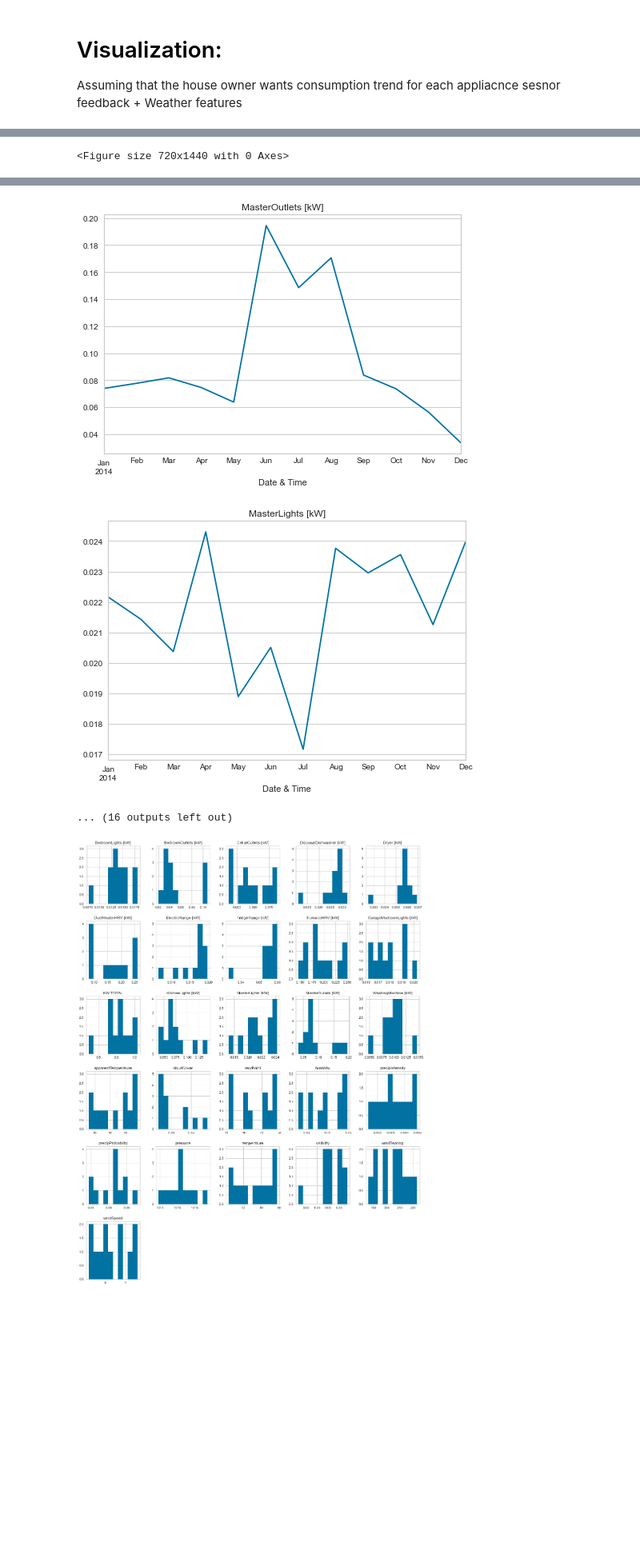
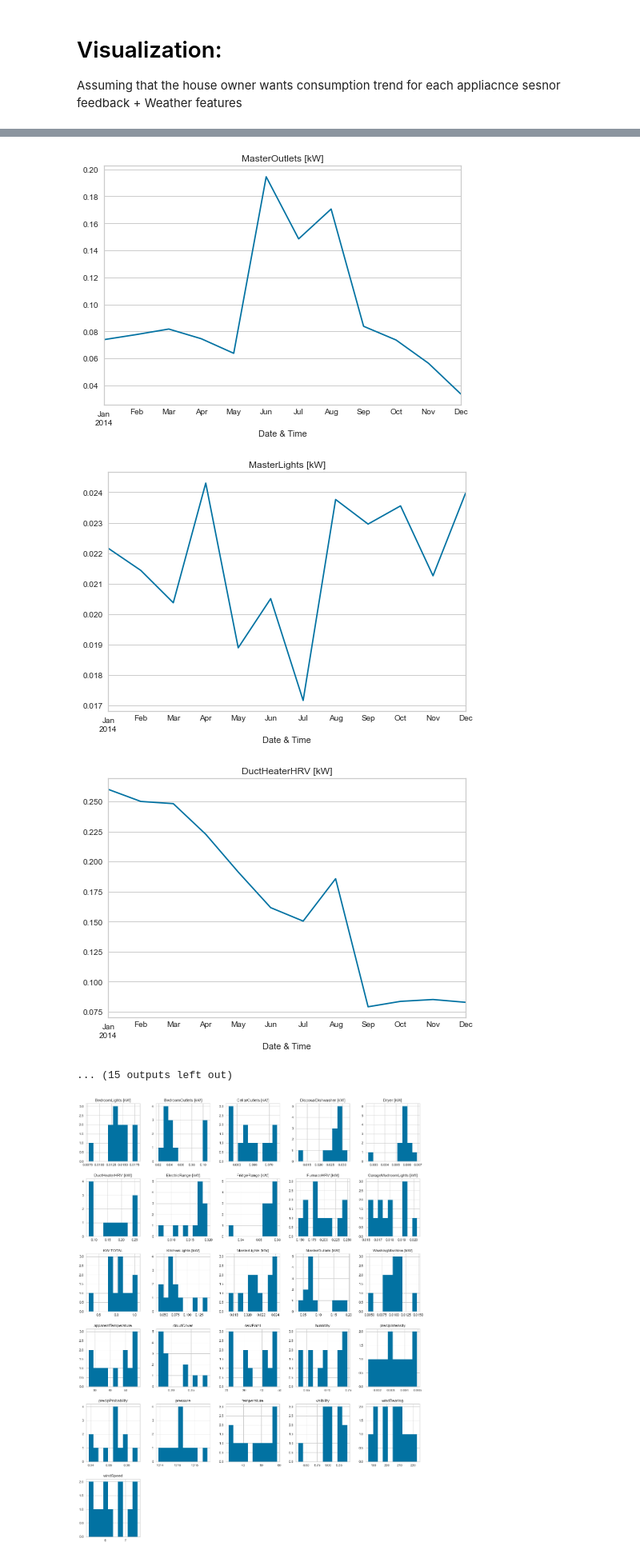
Before and after one commit to humaidmaa/Capstone, a Jupyter notebook: Weather influence on electricity consumption.ipynb, the cells around one changed output, grey strips where cells are left out. Shown at 80% size. Saved outputs shown, nothing was run; the diff lists cells and outputs as text; code cells hidden in the pictures; blank space fills up the shorter version.

```diff
--- a/Weather influence on electricity consumption.ipynb
+++ b/Weather influence on electricity consumption.ipynb
@@ -275,5 +386,5 @@ for i in range(len(df_resampled.columns)):
     df_resampled.iloc[:,i].plot()
     plt.title(df.columns[i])
     warnings.filterwarnings("ignore")
-plt.tight_layout
+plt.tight_layout();
 # %% [output]
@@ -281,15 +392,15 @@ plt.tight_layout
-<Figure size 720x1440 with 0 Axes>
 [figure]
 [figure]
 [figure]
 [figure]
 [figure]
 [figure]
 [figure]
 [figure]
 [figure]
 [figure]
-... (16 outputs left out)
+[figure, added]
+... (15 outputs left out)
 # %%
 #Independent Variable distribution
 df_resampled.hist(figsize = (18,24)) ;
```
Also changed, not shown: parts of 37 cells of this notebook.
